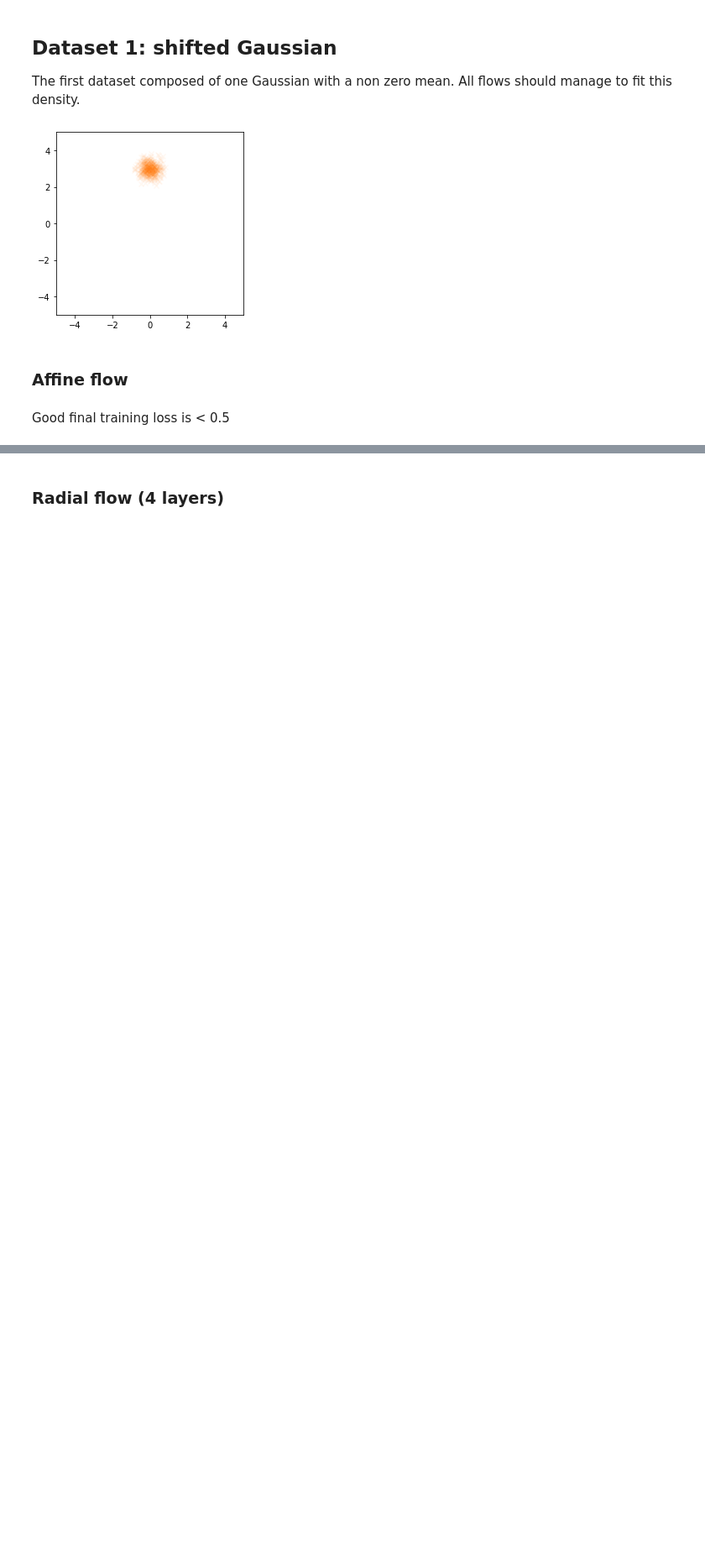
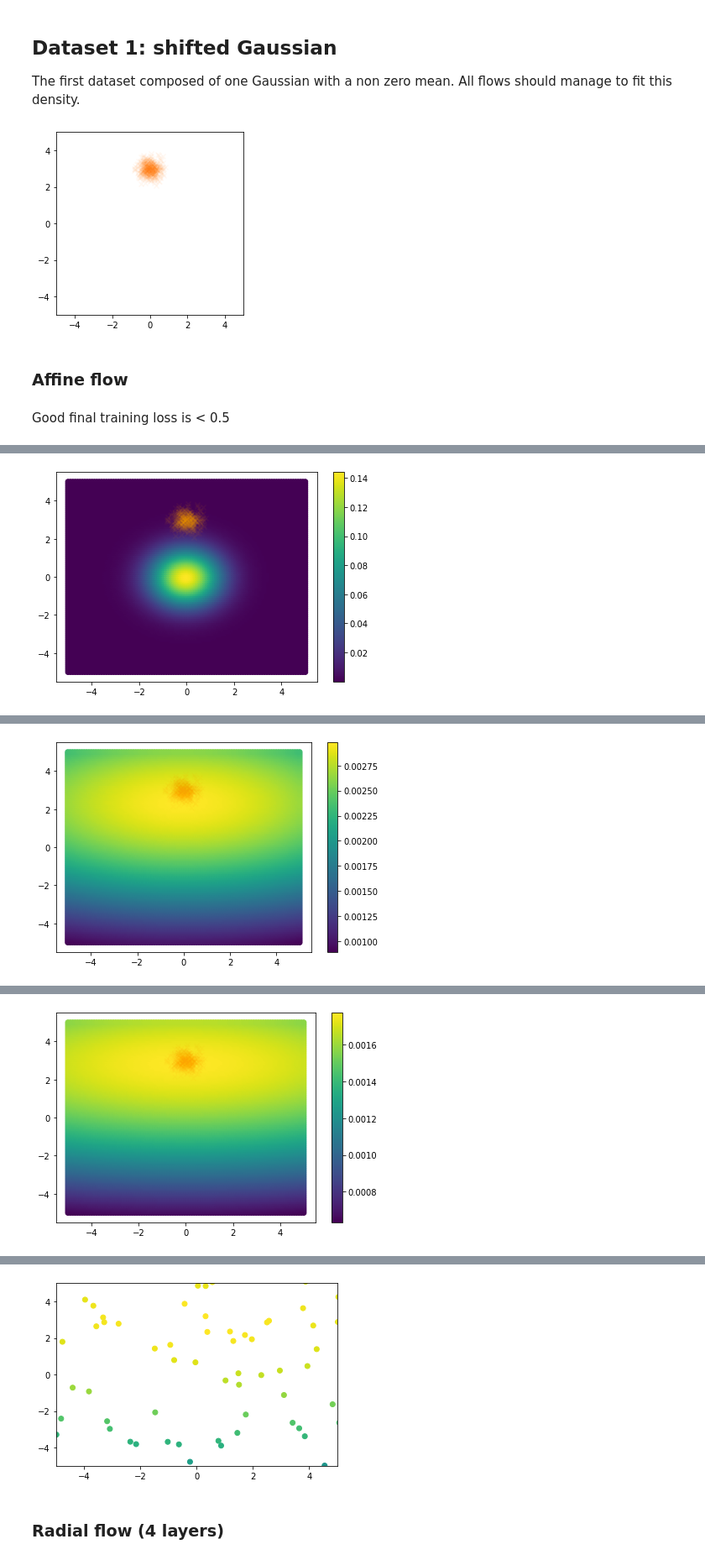
Before and after one commit to malvinsug/mlgs_asg_01, a Jupyter notebook: project_1.ipynb, the cells around one changed output, grey strips where cells are left out. Shown at 84% size. Drawn from its saved outputs; the diff is of its cells as text; code cells hidden in the pictures; blank space fills up the shorter version.

```diff
--- a/project_1.ipynb
+++ b/project_1.ipynb
@@ -109,7 +109,7 @@ class Affine(nf.Flow):
         y = torch.exp(self.log_scale) * x + self.shift
 
         jac = torch.exp(self.log_scale)
-        log_det_jac = torch.log(torch.abs(torch.prod(jac)))
+        log_det_jac = torch.sum(self.log_scale)
         log_det_jac = torch.full((B,), log_det_jac.item())
 
         ##########################################################
@@ -135,7 +135,7 @@ class Affine(nf.Flow):
         x = (y - self.shift) / torch.exp(self.log_scale)
 
         jac = torch.exp(self.log_scale)
-        inv_log_det = torch.log(torch.abs(1/torch.prod(jac)))
+        inv_log_det = -torch.sum(self.log_scale)
         inv_log_det_jac = torch.full((B,), inv_log_det.item())
         ##########################################################
 
@@ -421,7 +421,7 @@ Good final training loss is < 0.5
 # %%
 transforms = [Affine()]
 model = StackedFlows(transforms, base_dist='Normal').to(device)
-model, losses = train(model, dataset_1, max_epochs=1001)
+model, losses = train(model, dataset_1, max_epochs=100)
 
 # Plots
 plt.plot(losses)
@@ -430,3 +430,4 @@ plt.ylabel('Loss')
 plt.show()
 nf.plot_density(model, [], device=device)
 nf.plot_samples(model)
+# %% [output]
@@ -432,0 +435 @@ nf.plot_samples(model)
+[figure, added]
@@ -432,0 +437 @@ nf.plot_samples(model)
+[figure, added]
@@ -432,0 +439 @@ nf.plot_samples(model)
+[figure, added]
@@ -433,3 +446,4 @@ nf.plot_samples(model)
+[figure, added]
 # %% [markdown]
 ### Radial flow (4 layers)
 # %%
```
Also changed, not shown: parts of 6 cells of this notebook.
